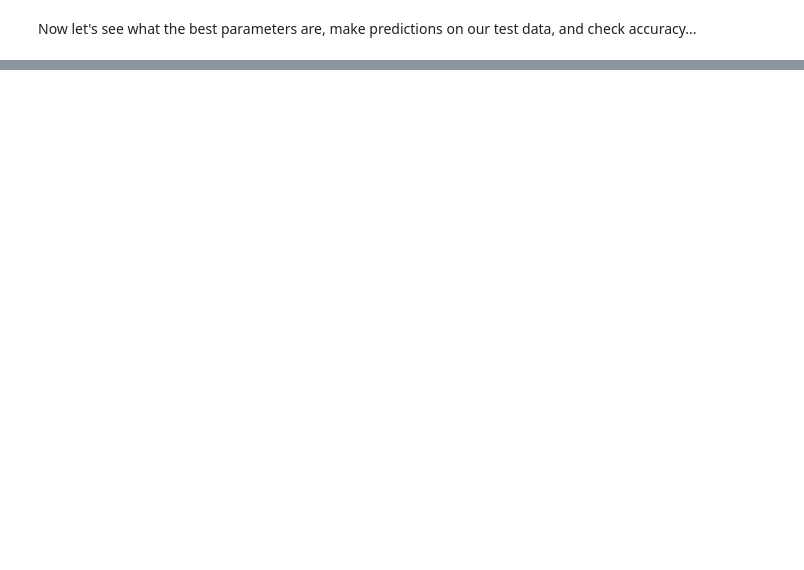
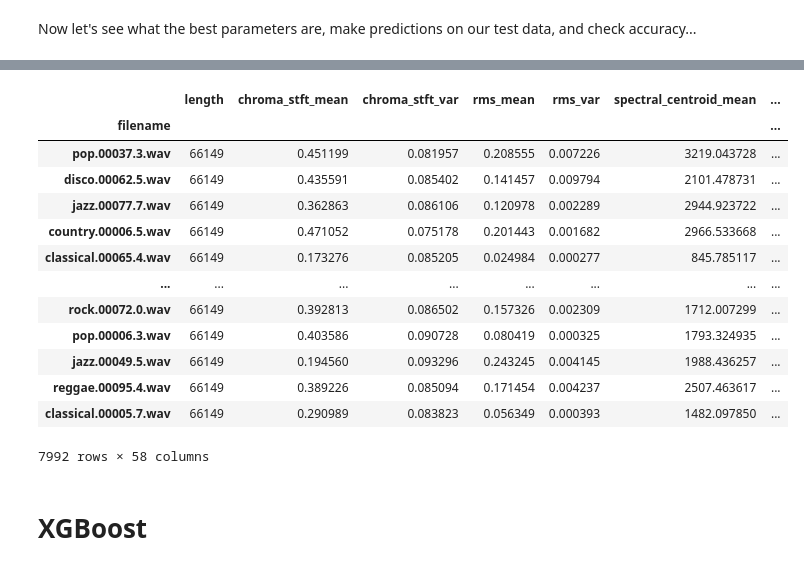
Before and after one commit to alehunter/CAP4770, a Jupyter notebook: labs/AlejandroHunter_xgboostLab.ipynb, the cells around one changed output, grey strips where cells are left out. Saved outputs shown, nothing was run; the diff lists cells and outputs as text; code cells hidden in the pictures; blank space fills up the shorter version.

```diff
--- a/labs/AlejandroHunter_xgboostLab.ipynb
+++ b/labs/AlejandroHunter_xgboostLab.ipynb
@@ -529,0 +666,7 @@ Show your work in detail. Also include a short written summary.
+# %%
+music = pd.read_csv("https://raw.githubusercontent.com/zacharski/ml-class/master/data/gtzan.csv")
+music = music.set_index('filename')
+# %%
+music_features = music.drop('label', axis=1)
+music_labels = music['label']
+music_features
@@ -529,0 +688,20 @@ Show your work in detail. Also include a short written summary.
+# %%
+music_train_features, music_test_features, music_train_labels, music_test_labels = train_test_split(music_features, music_labels, test_size = 0.2)
+music_train_features
+# %% [output]
+|  | length | chroma_stft_mean | chroma_stft_var | rms_mean | rms_var | spectral_centroid_mean | ... |
+| filename |  |  |  |  |  |  | ... |
+| pop.00037.3.wav | 66149 | 0.451199 | 0.081957 | 0.208555 | 0.007226 | 3219.043728 | ... |
+| disco.00062.5.wav | 66149 | 0.435591 | 0.085402 | 0.141457 | 0.009794 | 2101.478731 | ... |
+| jazz.00077.7.wav | 66149 | 0.362863 | 0.086106 | 0.120978 | 0.002289 | 2944.923722 | ... |
+| country.00006.5.wav | 66149 | 0.471052 | 0.075178 | 0.201443 | 0.001682 | 2966.533668 | ... |
+| classical.00065.4.wav | 66149 | 0.173276 | 0.085205 | 0.024984 | 0.000277 | 845.785117 | ... |
+| ... | ... | ... | ... | ... | ... | ... | ... |
+| rock.00072.0.wav | 66149 | 0.392813 | 0.086502 | 0.157326 | 0.002309 | 1712.007299 | ... |
+| pop.00006.3.wav | 66149 | 0.403586 | 0.090728 | 0.080419 | 0.000325 | 1793.324935 | ... |
+| jazz.00049.5.wav | 66149 | 0.194560 | 0.093296 | 0.243245 | 0.004145 | 1988.436257 | ... |
+| reggae.00095.4.wav | 66149 | 0.389226 | 0.085094 | 0.171454 | 0.004237 | 2507.463617 | ... |
+| classical.00005.7.wav | 66149 | 0.290989 | 0.083823 | 0.056349 | 0.000393 | 1482.097850 | ... |
+7992 rows × 58 columns
+# %% [markdown]
+<h1>XGBoost</h1>
```
Also changed, not shown: parts of 40 cells of this notebook.
